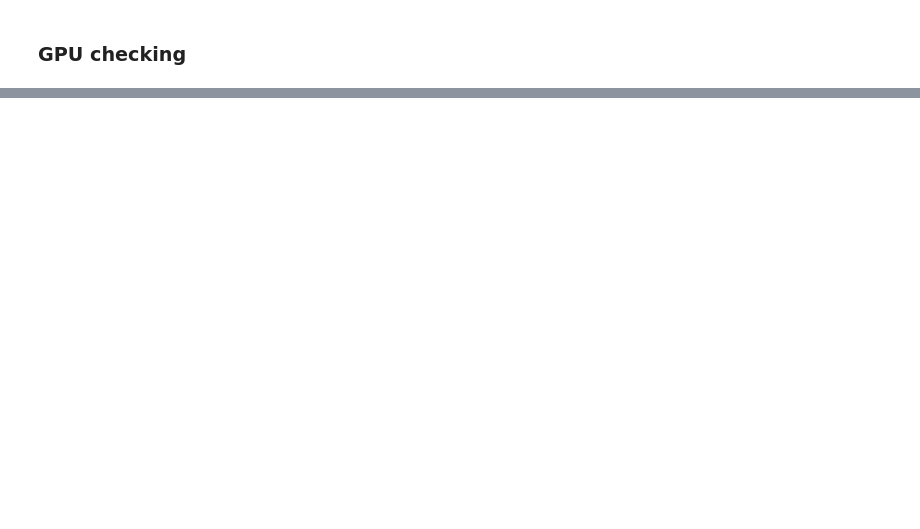
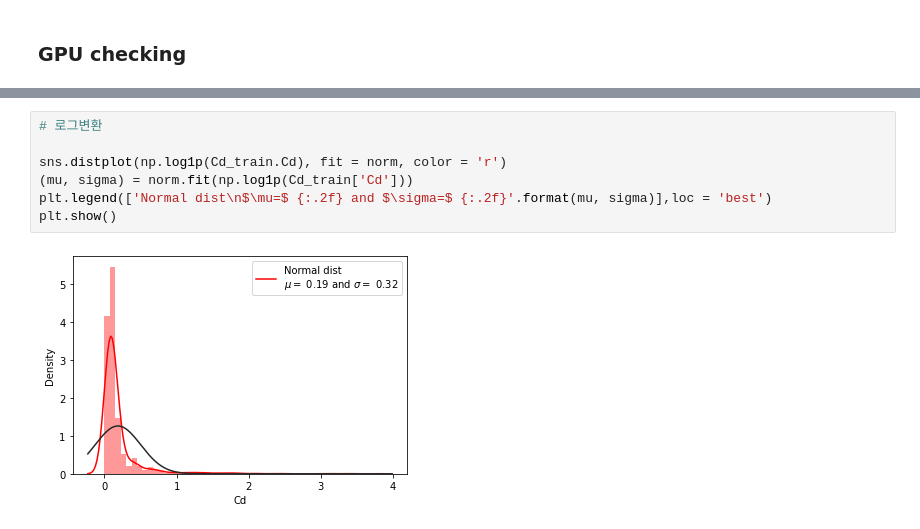
Before and after one commit to jyssys/graduation-thesis, a Jupyter notebook: soil_polution_predict.ipynb, the cells around one changed output, grey strips where cells are left out. Drawn from its saved outputs; the diff is of its cells as text; blank space fills up the shorter version.

```diff
--- a/soil_polution_predict.ipynb
+++ b/soil_polution_predict.ipynb
@@ -41,0 +189,9 @@ physical_device_desc: "device: 0, name: NVIDIA GeForce RTX 3060 Ti, pci bus id:
+# %%
+# 로그변환
+
+sns.distplot(np.log1p(Cd_train.Cd), fit = norm, color = 'r')
+(mu, sigma) = norm.fit(np.log1p(Cd_train['Cd']))
+plt.legend(['Normal dist\n$\mu=$ {:.2f} and $\sigma=$ {:.2f}'.format(mu, sigma)],loc = 'best')
+plt.show()
+# %% [output]
+[figure, added]
```
Also changed, not shown: parts of 41 cells of this notebook, 1 other file.
